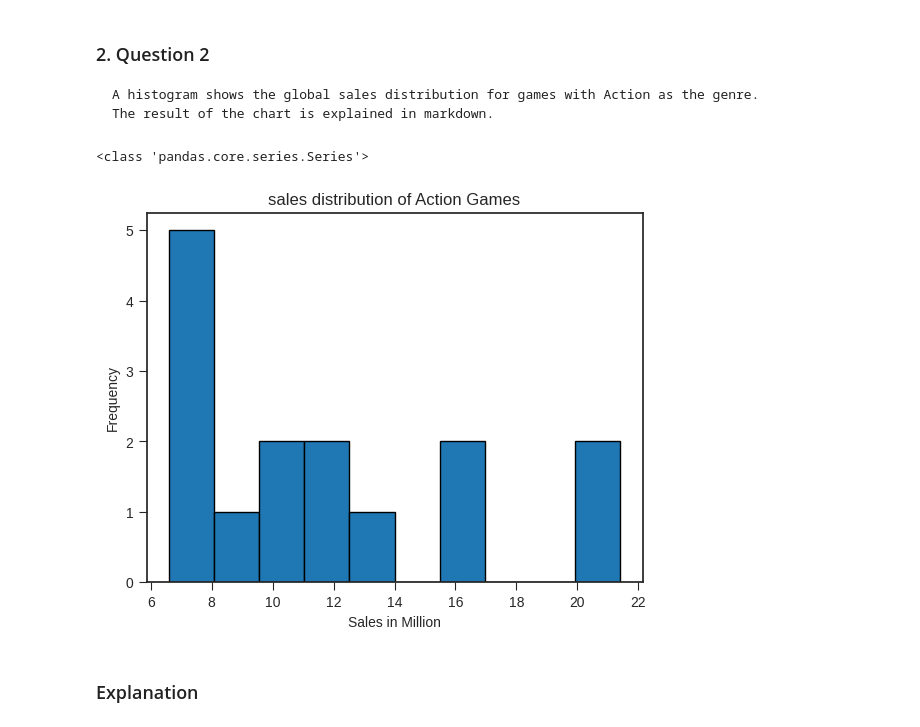
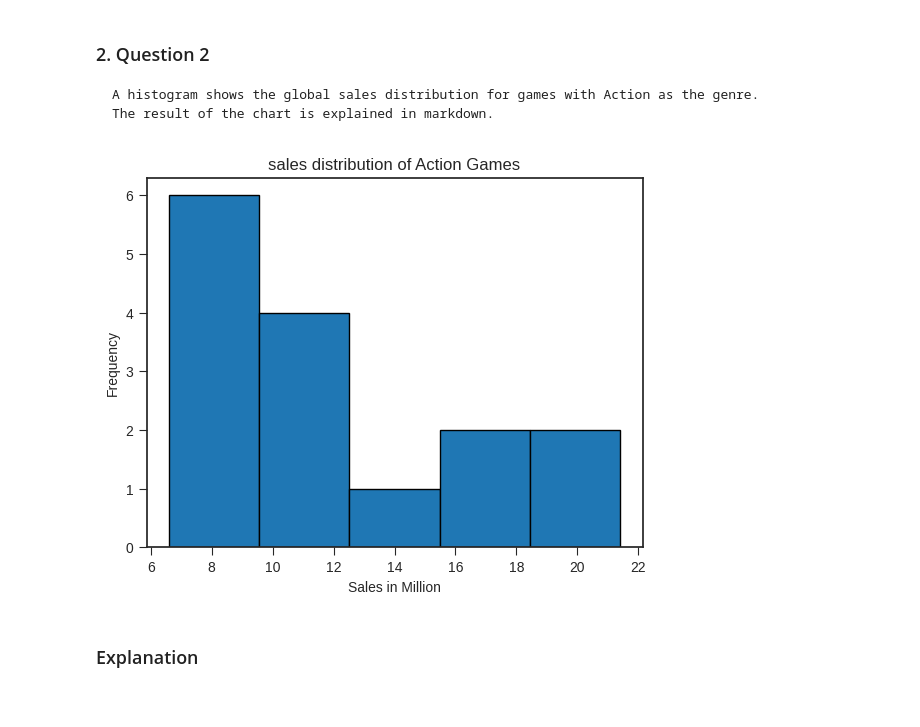
Before and after one commit to sahvsergio/treehouse_data_analysis_techdegree_unit6, a Jupyter notebook: Data Analysis Tech Degree Unit 6 Graphing Video Game Sales.ipynb, the cells around one changed output. Cells and saved outputs as stored; diff of their text form; code cells hidden in the pictures.

```diff
--- a/Data Analysis Tech Degree Unit 6 Graphing Video Game Sales.ipynb
+++ b/Data Analysis Tech Degree Unit 6 Graphing Video Game Sales.ipynb
@@ -117,19 +117,18 @@ plt.show()
 # %%
 
 video_games_info.head()
 action_games=video_games_info.loc[video_games_info.Genre=='Action']
 grouped_by_sales=action_games['Global_Sales']
 
-print(type(grouped_by_sales))
+
 sorted_sales=grouped_by_sales.sort_values(ascending=True)
 plt.title('sales distribution of Action Games')
-plt.hist(sorted_sales,bins=10,edgecolor='black')
+plt.hist(sorted_sales,bins='auto',edgecolor='black')
 plt.xlabel('Sales in Million')
 plt.ylabel('Frequency')
 plt.show()
 # %% [output]
-<class 'pandas.core.series.Series'>
-[figure, old version]
+[figure, new version]
 # %% [markdown]
 ### Explanation
 # %% [markdown]
```
Also changed, not shown: parts of 3 cells of this notebook.
